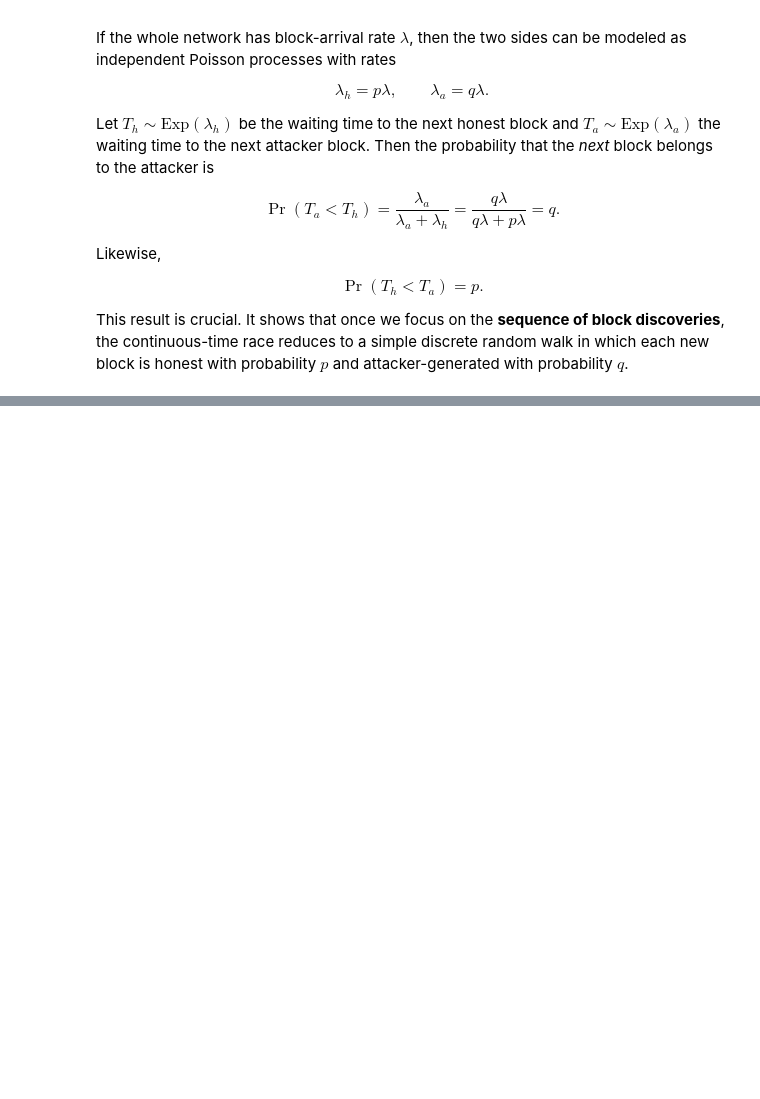
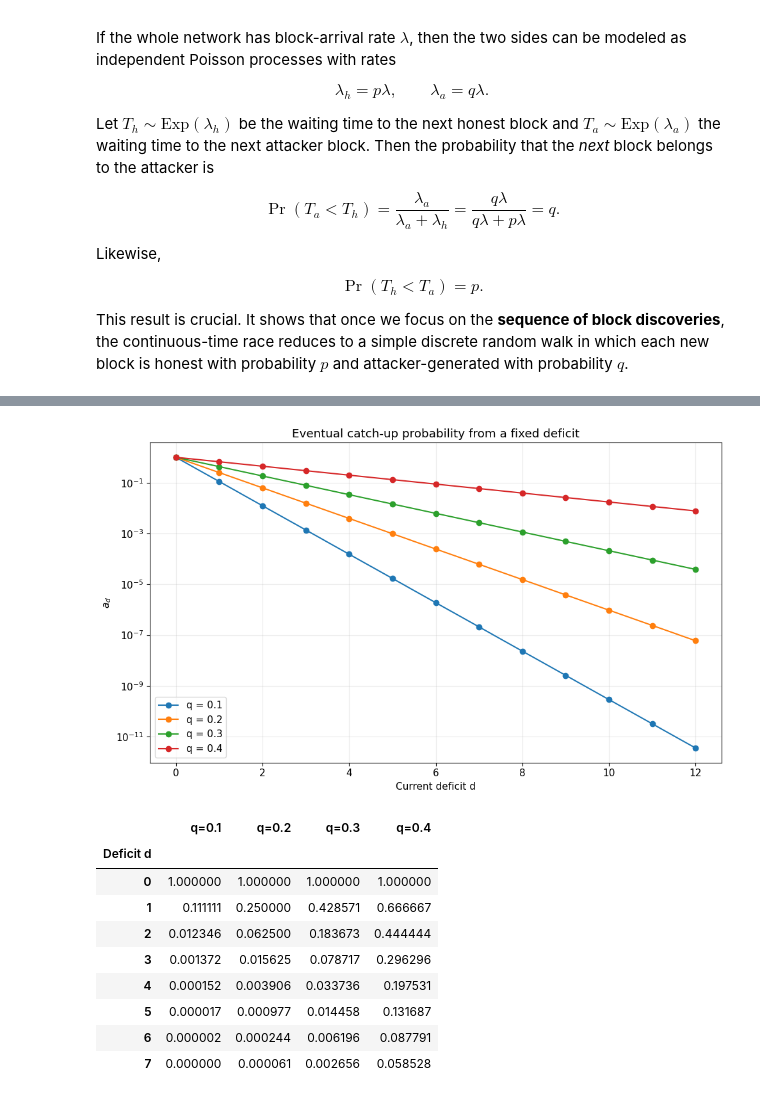
Before and after one commit to M1Draginov/bitcoin-confirmation-risk-analysis, a Jupyter notebook: bitcoin_pow_security_analysis.ipynb, the cells around one changed output, grey strips where cells are left out. Drawn from its saved outputs; the diff is of its cells as text; code cells hidden in the pictures; blank space fills up the shorter version.

```diff
--- a/bitcoin_pow_security_analysis.ipynb
+++ b/bitcoin_pow_security_analysis.ipynb
@@ -228,0 +297,48 @@ This result is crucial. It shows that once we focus on the **sequence of block d
+# %%
+def catch_up_probability_from_deficit(deficit, attacker_share):
+    honest_share = 1.0 - attacker_share
+    deficit = np.asarray(deficit, dtype=int)
+
+    if attacker_share >= honest_share:
+        return np.ones_like(deficit, dtype=float)
+
+    ratio = attacker_share / honest_share
+    return np.where(deficit <= 0, 1.0, ratio ** deficit).astype(float)
+
+
+deficits = np.arange(0, 13)
+attacker_shares = [0.1, 0.2, 0.3, 0.4]
+
+catch_up_table = pd.DataFrame(
+    {
+        f"q={q:.1f}": catch_up_probability_from_deficit(deficits, q)
+        for q in attacker_shares
+    },
+    index=deficits,
+)
+catch_up_table.index.name = "Deficit d"
+
+fig, ax = plt.subplots()
+for q in attacker_shares:
+    ax.plot(deficits, catch_up_probability_from_deficit(deficits, q), marker="o", label=f"q = {q:.1f}")
+ax.set_title("Eventual catch-up probability from a fixed deficit")
+ax.set_xlabel("Current deficit d")
+ax.set_ylabel(r"$a_d$")
+ax.set_yscale("log")
+ax.legend()
+fig.tight_layout()
+plt.show()
+
+catch_up_table.head(8)
+# %% [output]
+[figure, added]
+|  | q=0.1 | q=0.2 | q=0.3 | q=0.4 |
+| Deficit d |  |  |  |  |
+| 0 | 1.000000 | 1.000000 | 1.000000 | 1.000000 |
+| 1 | 0.111111 | 0.250000 | 0.428571 | 0.666667 |
+| 2 | 0.012346 | 0.062500 | 0.183673 | 0.444444 |
+| 3 | 0.001372 | 0.015625 | 0.078717 | 0.296296 |
+| 4 | 0.000152 | 0.003906 | 0.033736 | 0.197531 |
+| 5 | 0.000017 | 0.000977 | 0.014458 | 0.131687 |
+| 6 | 0.000002 | 0.000244 | 0.006196 | 0.087791 |
+| 7 | 0.000000 | 0.000061 | 0.002656 | 0.058528 |
```
Also changed, not shown: parts of 12 cells of this notebook.
